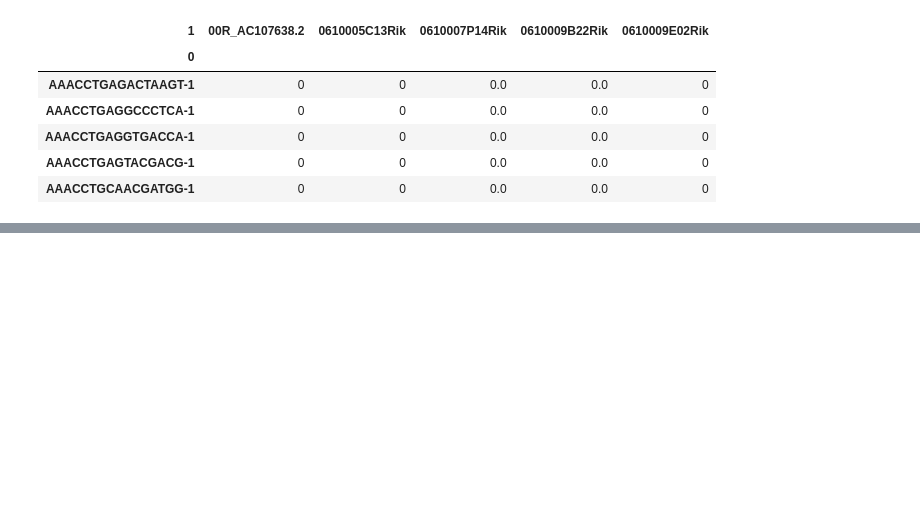
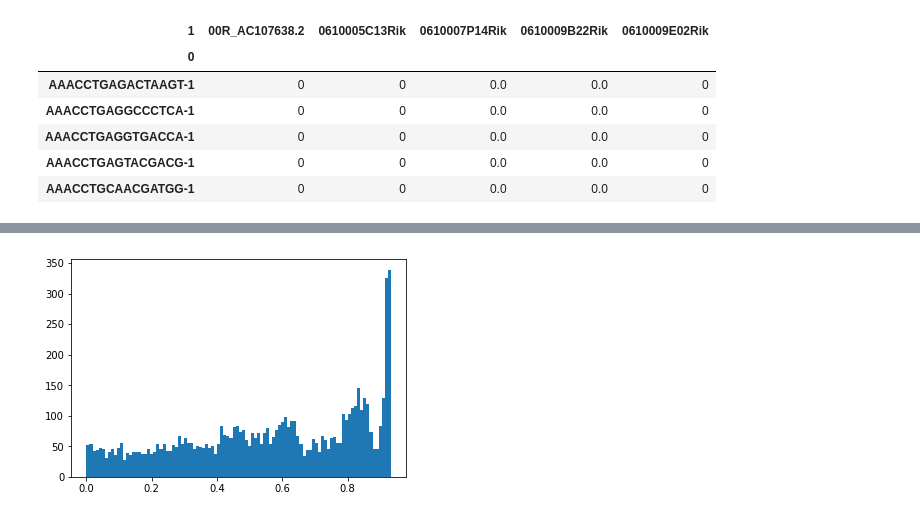
Before and after one commit to mxposed/sickle, a Jupyter notebook: 05-catboost-mca/main.ipynb, the cells around one changed output, grey strips where cells are left out. Saved outputs shown, nothing was run; the diff lists cells and outputs as text; code cells hidden in the pictures; blank space fills up the shorter version.

```diff
--- a/05-catboost-mca/main.ipynb
+++ b/05-catboost-mca/main.ipynb
@@ -188,0 +258,6 @@ sc1input.iloc[:5,:5]
+# %%
+max2 = np.partition(predictions, predictions.shape[1] - 2)[:,-2:]
+# %%
+plt.hist(max2[:,-1] - max2[:,-2], bins=100); None
+# %% [output]
+[figure, added]
```
Also changed, not shown: parts of 14 cells of this notebook.
